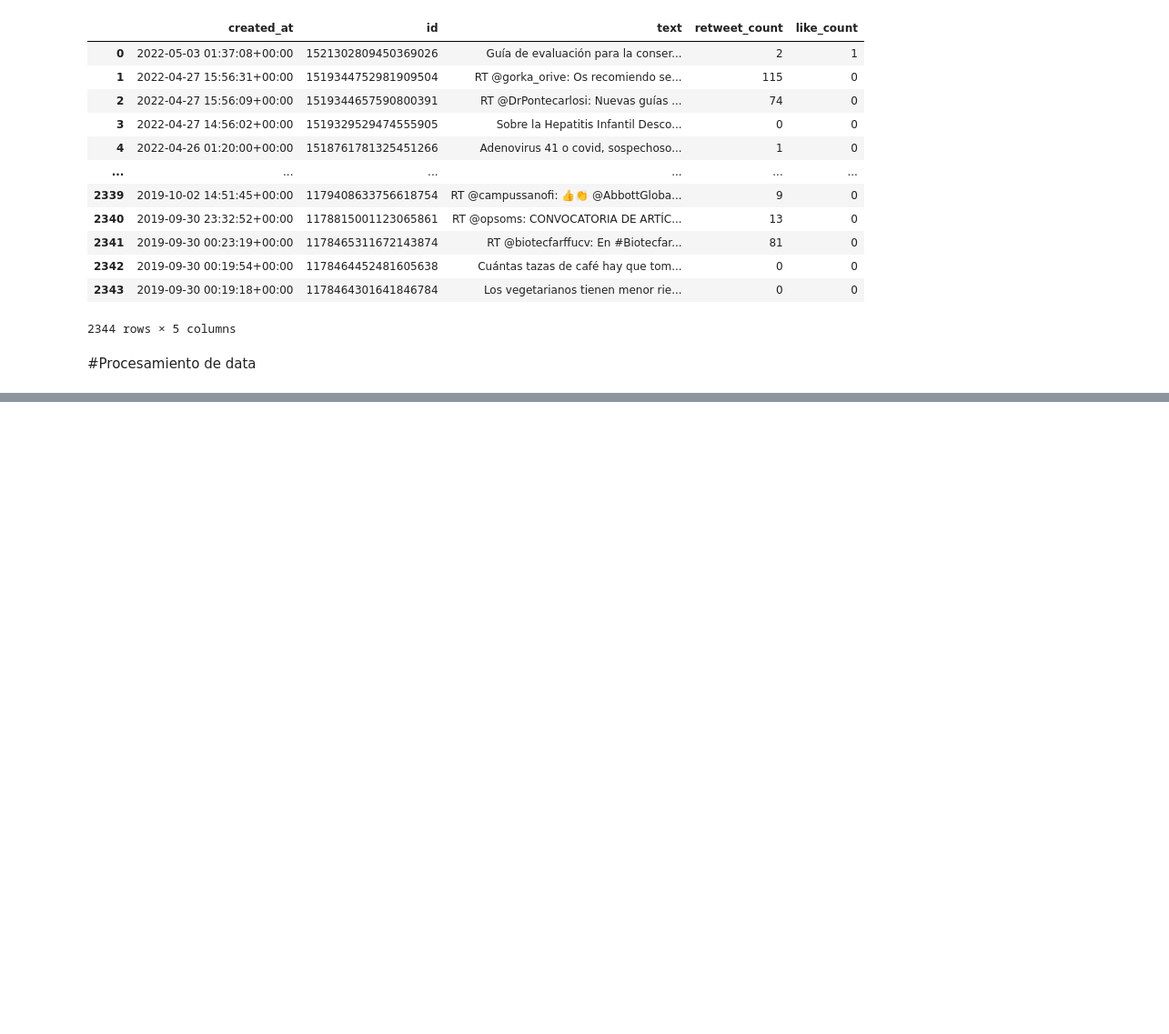
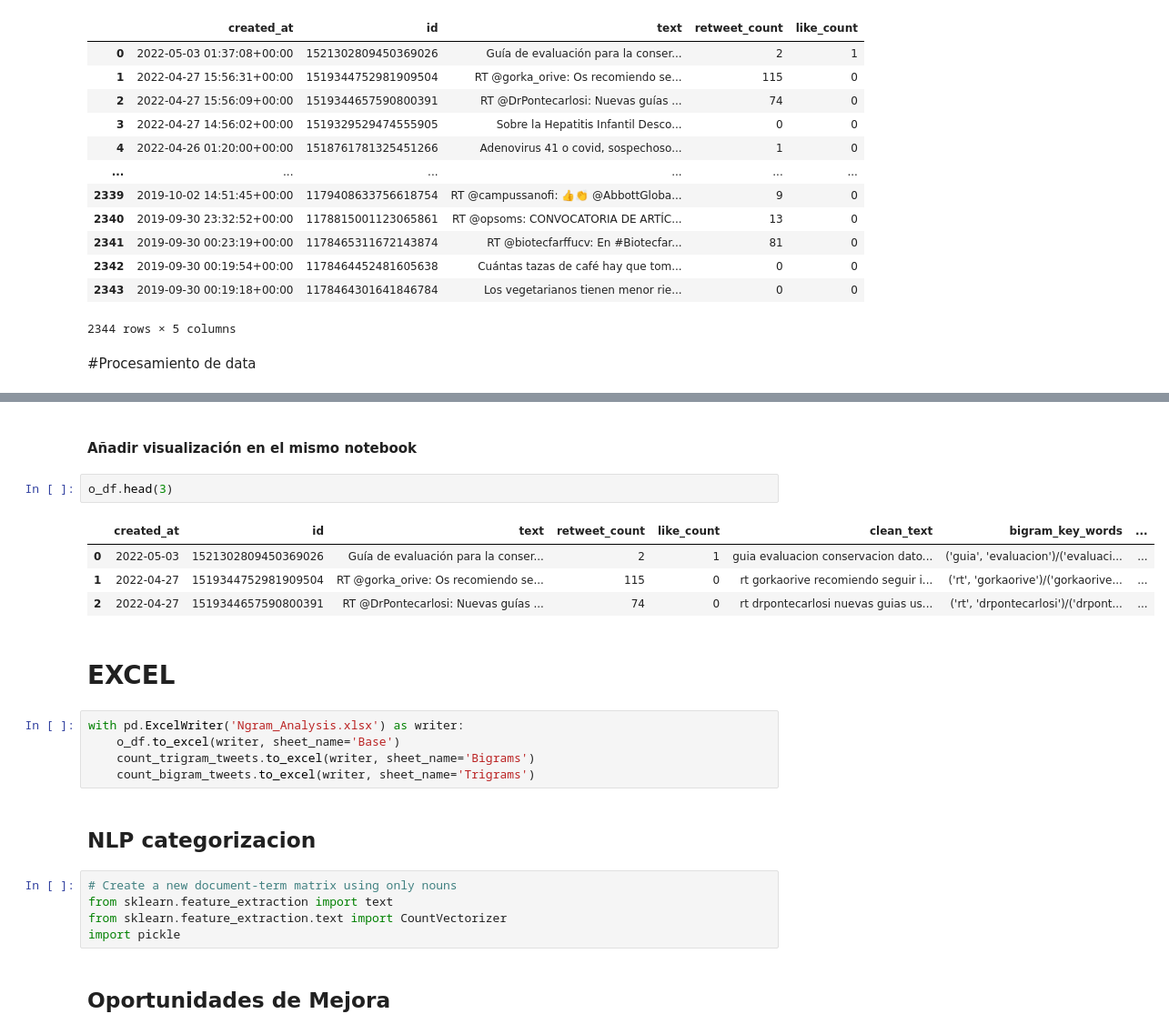
Before and after one commit to arteagm/Co-Afina-Reto4, a Jupyter notebook: Hackathon.ipynb, the cells around one changed output, grey strips where cells are left out. Shown at 91% size. Cells and saved outputs as stored; diff of their text form; blank space fills up the shorter version.

```diff
--- a/Hackathon.ipynb
+++ b/Hackathon.ipynb
@@ -288,0 +500,25 @@ variables('de', test_df)
+# %% [markdown]
+#### Añadir visualización en el mismo notebook
+# %%
+o_df.head(3)
+# %% [output]
+|  | created_at | id | text | retweet_count | like_count | clean_text | bigram_key_words | ... |
+| 0 | 2022-05-03 | 1521302809450369026 | Guía de evaluación para la conser... | 2 | 1 | guia evaluacion conservacion dato... | ('guia', 'evaluacion')/('evaluaci... | ... |
+| 1 | 2022-04-27 | 1519344752981909504 | RT @gorka_orive: Os recomiendo se... | 115 | 0 | rt gorkaorive recomiendo seguir i... | ('rt', 'gorkaorive')/('gorkaorive... | ... |
+| 2 | 2022-04-27 | 1519344657590800391 | RT @DrPontecarlosi: Nuevas guías ... | 74 | 0 | rt drpontecarlosi nuevas guias us... | ('rt', 'drpontecarlosi')/('drpont... | ... |
+# %% [markdown]
+# EXCEL
+# %%
+with pd.ExcelWriter('Ngram_Analysis.xlsx') as writer:
+    o_df.to_excel(writer, sheet_name='Base')
+    count_trigram_tweets.to_excel(writer, sheet_name='Bigrams')
+    count_bigram_tweets.to_excel(writer, sheet_name='Trigrams')
+# %% [markdown]
+## NLP categorizacion
+# %%
+# Create a new document-term matrix using only nouns
+from sklearn.feature_extraction import text
+from sklearn.feature_extraction.text import CountVectorizer
+import pickle
+# %% [markdown]
+## Oportunidades de Mejora
```
Also changed, not shown: parts of 33 cells of this notebook.
